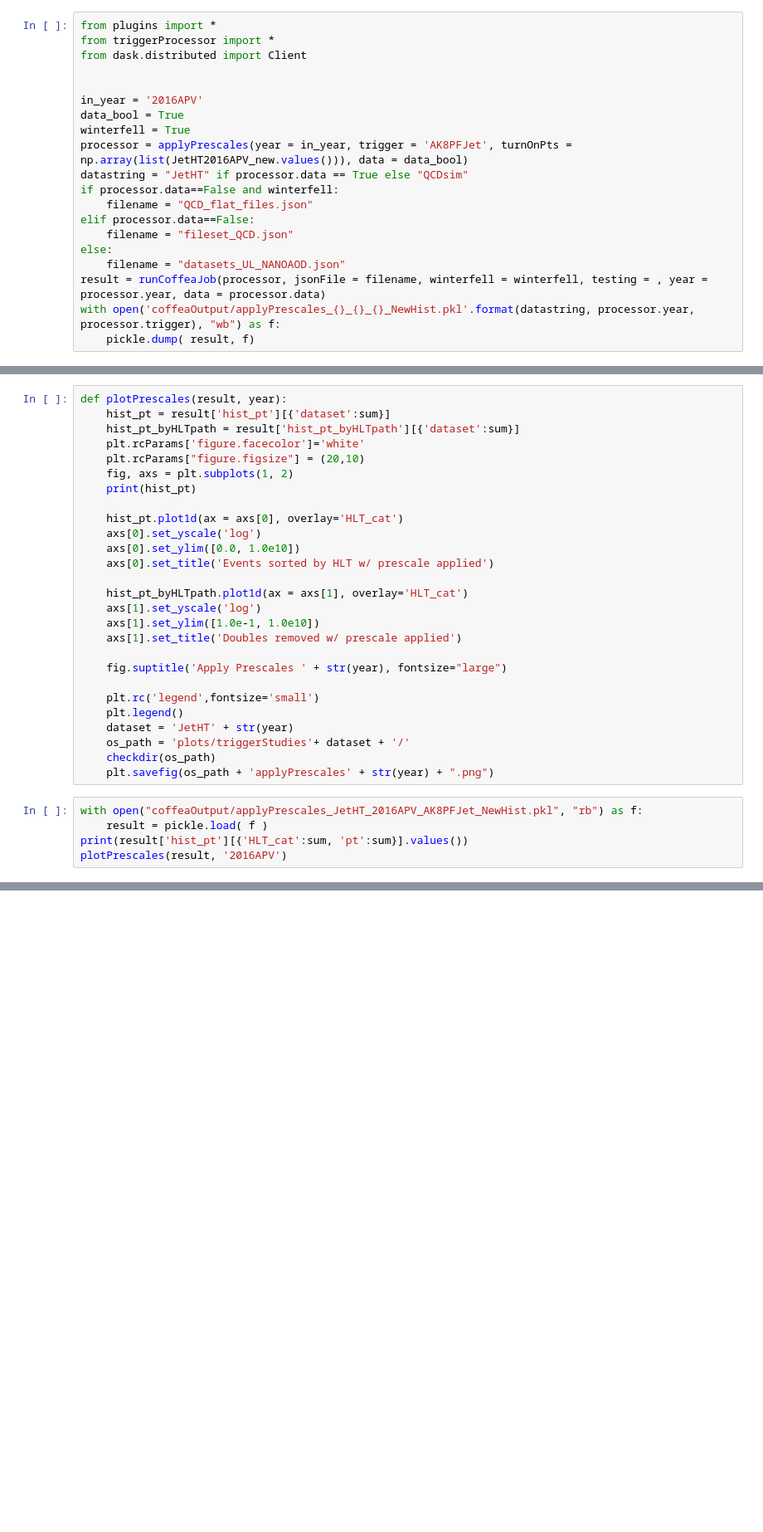
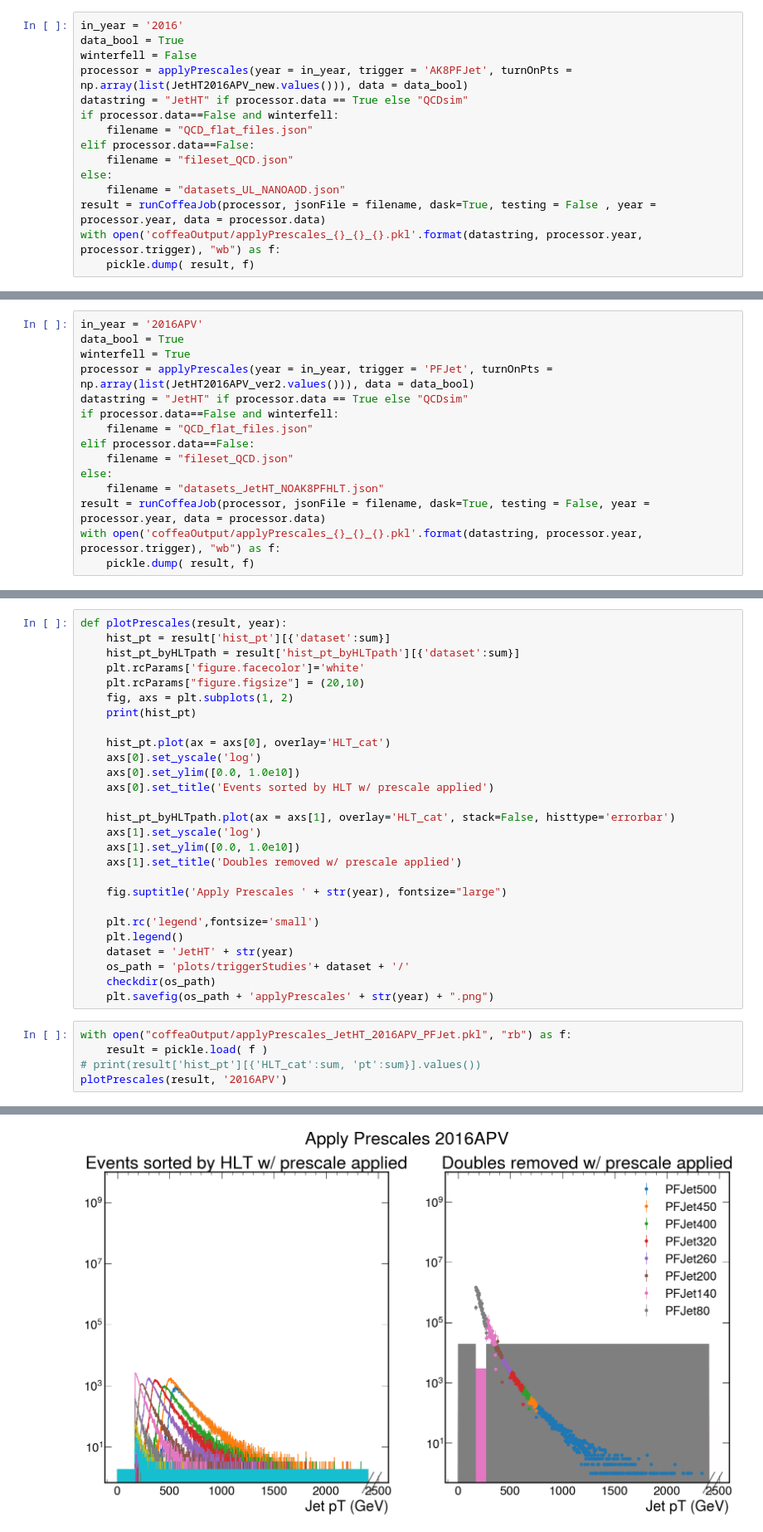
Before and after one commit to laurenhay/GluonJetMass, a Jupyter notebook: applyPrescales.ipynb, the cells around one changed output, grey strips where cells are left out. Shown at 83% size. Saved outputs shown, nothing was run; the diff lists cells and outputs as text; blank space fills up the shorter version.

```diff
--- a/applyPrescales.ipynb
+++ b/applyPrescales.ipynb
@@ -242,14 +280,9 @@ turnOnPts_2018_QCDflat = {'AK8PFJet15': 0.,
                           'AK8PFJet500': 669.532328119605,
                           'AK8PFJet550': 706.4936306567531}
 # %%
-from plugins import *
-from triggerProcessor import *
-from dask.distributed import Client
-
-
-in_year = '2016APV'
+in_year = '2016'
 data_bool = True
-winterfell = True
+winterfell = False
 processor = applyPrescales(year = in_year, trigger = 'AK8PFJet', turnOnPts = np.array(list(JetHT2016APV_new.values())), data = data_bool)
 datastring = "JetHT" if processor.data == True else "QCDsim"
 if processor.data==False and winterfell:
@@ -258,6 +291,6 @@ elif processor.data==False:
     filename = "fileset_QCD.json"
 else:
     filename = "datasets_UL_NANOAOD.json"
-result = runCoffeaJob(processor, jsonFile = filename, winterfell = winterfell, testing = , year = processor.year, data = processor.data)
-with open('coffeaOutput/applyPrescales_{}_{}_{}_NewHist.pkl'.format(datastring, processor.year, processor.trigger), "wb") as f:
+result = runCoffeaJob(processor, jsonFile = filename, dask=True, testing = False , year = processor.year, data = processor.data)
+with open('coffeaOutput/applyPrescales_{}_{}_{}.pkl'.format(datastring, processor.year, processor.trigger), "wb") as f:
     pickle.dump( result, f)
@@ -263,0 +330,15 @@ with open('coffeaOutput/applyPrescales_{}_{}_{}_NewHist.pkl'.format(datastring,
+# %%
+in_year = '2016APV'
+data_bool = True
+winterfell = True
+processor = applyPrescales(year = in_year, trigger = 'PFJet', turnOnPts = np.array(list(JetHT2016APV_ver2.values())), data = data_bool)
+datastring = "JetHT" if processor.data == True else "QCDsim"
+if processor.data==False and winterfell:
+    filename = "QCD_flat_files.json"
+elif processor.data==False:
+    filename = "fileset_QCD.json"
+else:
+    filename = "datasets_JetHT_NOAK8PFHLT.json"
+result = runCoffeaJob(processor, jsonFile = filename, dask=True, testing = False, year = processor.year, data = processor.data)
+with open('coffeaOutput/applyPrescales_{}_{}_{}.pkl'.format(datastring, processor.year, processor.trigger), "wb") as f:
+    pickle.dump( result, f)
@@ -270,14 +373,14 @@ def plotPrescales(result, year):
     fig, axs = plt.subplots(1, 2)
     print(hist_pt)
 
-    hist_pt.plot1d(ax = axs[0], overlay='HLT_cat')
+    hist_pt.plot(ax = axs[0], overlay='HLT_cat')
     axs[0].set_yscale('log')
     axs[0].set_ylim([0.0, 1.0e10])
     axs[0].set_title('Events sorted by HLT w/ prescale applied')
 
-    hist_pt_byHLTpath.plot1d(ax = axs[1], overlay='HLT_cat')
+    hist_pt_byHLTpath.plot(ax = axs[1], overlay='HLT_cat', stack=False, histtype='errorbar')
     axs[1].set_yscale('log')
-    axs[1].set_ylim([1.0e-1, 1.0e10])
+    axs[1].set_ylim([0.0, 1.0e10])
     axs[1].set_title('Doubles removed w/ prescale applied')
 
     fig.suptitle('Apply Prescales ' + str(year), fontsize="large")
@@ -289,7 +392,8 @@ def plotPrescales(result, year):
     checkdir(os_path)
     plt.savefig(os_path + 'applyPrescales' + str(year) + ".png")
 # %%
-with open("coffeaOutput/applyPrescales_JetHT_2016APV_AK8PFJet_NewHist.pkl", "rb") as f:
+with open("coffeaOutput/applyPrescales_JetHT_2016APV_PFJet.pkl", "rb") as f:
     result = pickle.load( f )
-print(result['hist_pt'][{'HLT_cat':sum, 'pt':sum}].values())
+# print(result['hist_pt'][{'HLT_cat':sum, 'pt':sum}].values())
 plotPrescales(result, '2016APV')
+# %% [output]
@@ -296 +404,2 @@ plotPrescales(result, '2016APV')
+[figure, added]
 # %%
```
Also changed, not shown: parts of 11 cells of this notebook, 16 other files.
